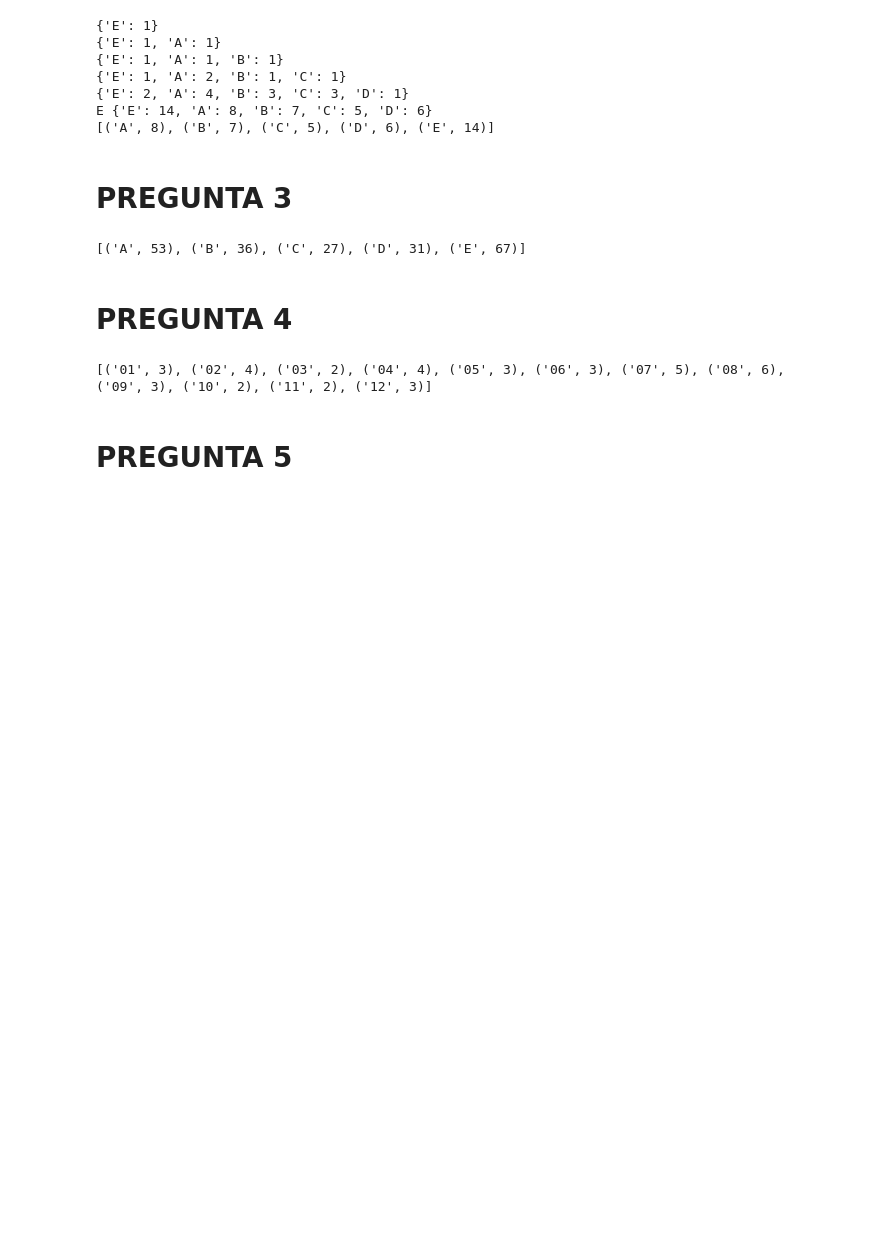
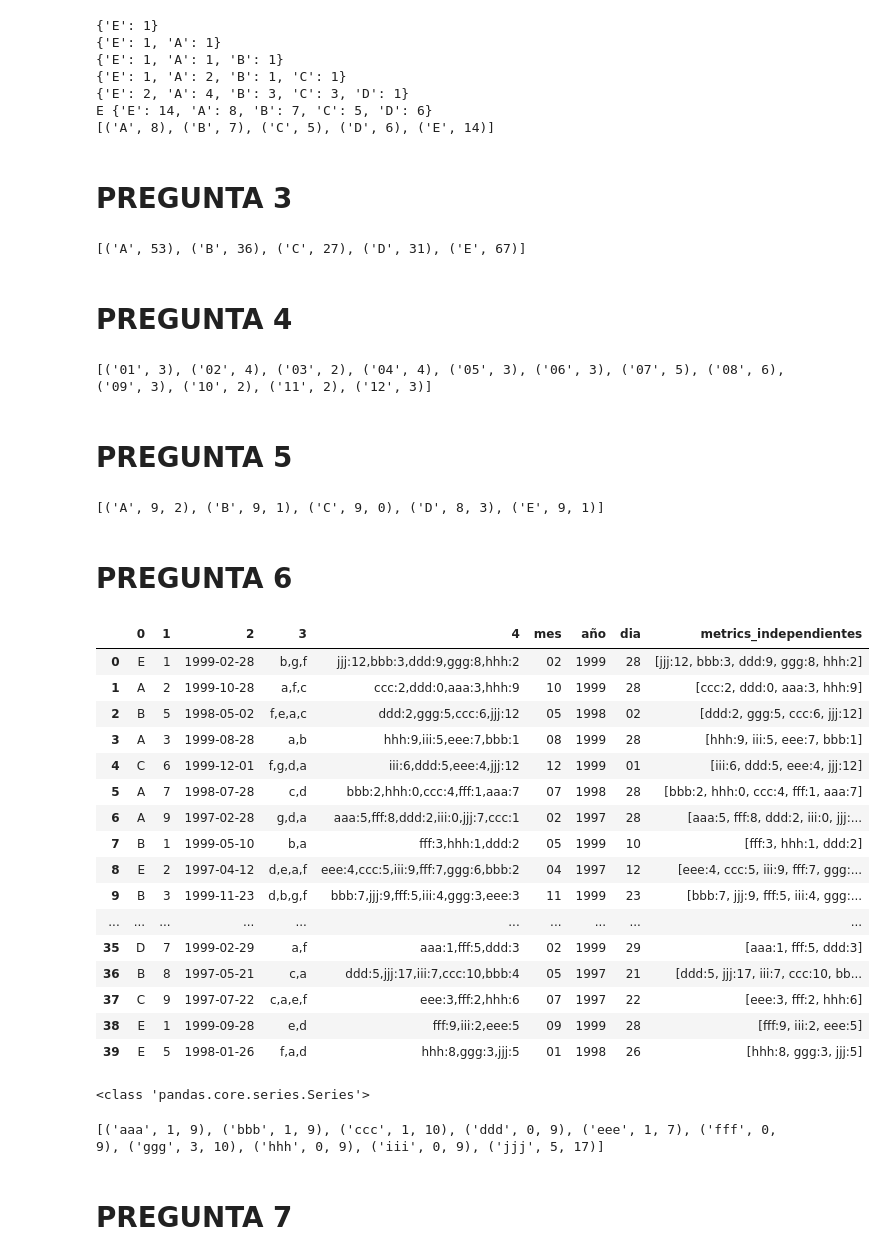
Before and after one commit to 2026-2-descriptiva/std-andres-velez-velez, a Jupyter notebook: LAB_01_python_basico/notebooks/borrador.ipynb, the cells around one changed output. Cells and saved outputs as stored; diff of their text form; code cells hidden in the pictures; blank space fills up the shorter version.

```diff
--- a/LAB_01_python_basico/notebooks/borrador.ipynb
+++ b/LAB_01_python_basico/notebooks/borrador.ipynb
@@ -121,3 +121,71 @@ print(resultado)
 [('01', 3), ('02', 4), ('03', 2), ('04', 4), ('05', 3), ('06', 3), ('07', 5), ('08', 6), ('09', 3), ('10', 2), ('11', 2), ('12', 3)]
 # %% [markdown]
 # PREGUNTA 5
+# %%
+dict_max_min = {}
+
+for letter in data[0]:
+   dict_max_min[letter] = (letter,
+                           data.loc[data[0] == letter, 1].max(),
+                           data.loc[data[0] == letter, 1].min()
+                           )
+
+
+resultado = sorted(dict_max_min.values())
+print(resultado)
+# %% [output]
+[('A', 9, 2), ('B', 9, 1), ('C', 9, 0), ('D', 8, 3), ('E', 9, 1)]
+# %% [markdown]
+# PREGUNTA 6
+# %%
+# ----------------------------------------------------------------------------------
+# Se crea metrics independeintes separando cada par "aaa: 1" usando , como separador
+# ----------------------------------------------------------------------------------
+data["metrics_independientes"] = data[4].str.split(",")
+data
+# %% [output]
+|  | 0 | 1 | 2 | 3 | 4 | mes | año | dia | metrics_independientes |
+| 0 | E | 1 | 1999-02-28 | b,g,f | jjj:12,bbb:3,ddd:9,ggg:8,hhh:2 | 02 | 1999 | 28 | [jjj:12, bbb:3, ddd:9, ggg:8, hhh:2] |
+| 1 | A | 2 | 1999-10-28 | a,f,c | ccc:2,ddd:0,aaa:3,hhh:9 | 10 | 1999 | 28 | [ccc:2, ddd:0, aaa:3, hhh:9] |
+| 2 | B | 5 | 1998-05-02 | f,e,a,c | ddd:2,ggg:5,ccc:6,jjj:12 | 05 | 1998 | 02 | [ddd:2, ggg:5, ccc:6, jjj:12] |
+| 3 | A | 3 | 1999-08-28 | a,b | hhh:9,iii:5,eee:7,bbb:1 | 08 | 1999 | 28 | [hhh:9, iii:5, eee:7, bbb:1] |
+| 4 | C | 6 | 1999-12-01 | f,g,d,a | iii:6,ddd:5,eee:4,jjj:12 | 12 | 1999 | 01 | [iii:6, ddd:5, eee:4, jjj:12] |
+| 5 | A | 7 | 1998-07-28 | c,d | bbb:2,hhh:0,ccc:4,fff:1,aaa:7 | 07 | 1998 | 28 | [bbb:2, hhh:0, ccc:4, fff:1, aaa:7] |
+| 6 | A | 9 | 1997-02-28 | g,d,a | aaa:5,fff:8,ddd:2,iii:0,jjj:7,ccc:1 | 02 | 1997 | 28 | [aaa:5, fff:8, ddd:2, iii:0, jjj:... |
+| 7 | B | 1 | 1999-05-10 | b,a | fff:3,hhh:1,ddd:2 | 05 | 1999 | 10 | [fff:3, hhh:1, ddd:2] |
+| 8 | E | 2 | 1997-04-12 | d,e,a,f | eee:4,ccc:5,iii:9,fff:7,ggg:6,bbb:2 | 04 | 1997 | 12 | [eee:4, ccc:5, iii:9, fff:7, ggg:... |
+| 9 | B | 3 | 1999-11-23 | d,b,g,f | bbb:7,jjj:9,fff:5,iii:4,ggg:3,eee:3 | 11 | 1999 | 23 | [bbb:7, jjj:9, fff:5, iii:4, ggg:... |
+| ... | ... | ... | ... | ... | ... | ... | ... | ... | ... |
+| 35 | D | 7 | 1999-02-29 | a,f | aaa:1,fff:5,ddd:3 | 02 | 1999 | 29 | [aaa:1, fff:5, ddd:3] |
+| 36 | B | 8 | 1997-05-21 | c,a | ddd:5,jjj:17,iii:7,ccc:10,bbb:4 | 05 | 1997 | 21 | [ddd:5, jjj:17, iii:7, ccc:10, bb... |
+| 37 | C | 9 | 1997-07-22 | c,a,e,f | eee:3,fff:2,hhh:6 | 07 | 1997 | 22 | [eee:3, fff:2, hhh:6] |
+| 38 | E | 1 | 1999-09-28 | e,d | fff:9,iii:2,eee:5 | 09 | 1999 | 28 | [fff:9, iii:2, eee:5] |
+| 39 | E | 5 | 1998-01-26 | f,a,d | hhh:8,ggg:3,jjj:5 | 01 | 1998 | 26 | [hhh:8, ggg:3, jjj:5] |
+# %%
+# --------------------------------------------------------------
+# Se separa la información a procesar en columnas independientes
+# --------------------------------------------------------------
+data_ampliada = data.explode("metrics_independientes")
+data_ampliada["metrics_independientes_2"] = data_ampliada["metrics_independientes"].str.split(":")
+
+data_ampliada["metrics_elemento_0"] = data_ampliada["metrics_independientes_2"].str[0]
+data_ampliada["metrics_elemento_1"] = data_ampliada["metrics_independientes_2"].str[1]
+data_ampliada["metrics_elemento_1"] = data_ampliada["metrics_elemento_1"].astype(int)
+data_ampliada
+# %% [output]
+<class 'pandas.core.series.Series'>
+# %%
+# Agrupamos por la métrica, calculamos min y max, y ordenamos el resultado final
+resultado = list(map(tuple,
+                    data_ampliada.
+                    groupby("metrics_elemento_0")["metrics_elemento_1"].
+                    agg(["min", "max"]).
+                    reset_index().values
+                    )
+                )
+
+print(resultado)
+# %% [output]
+[('aaa', 1, 9), ('bbb', 1, 9), ('ccc', 1, 10), ('ddd', 0, 9), ('eee', 1, 7), ('fff', 0, 9), ('ggg', 3, 10), ('hhh', 0, 9), ('iii', 0, 9), ('jjj', 5, 17)]
+# %% [markdown]
+# PREGUNTA 7
```
Also changed, not shown: parts of 3 cells of this notebook, 4 other files.
